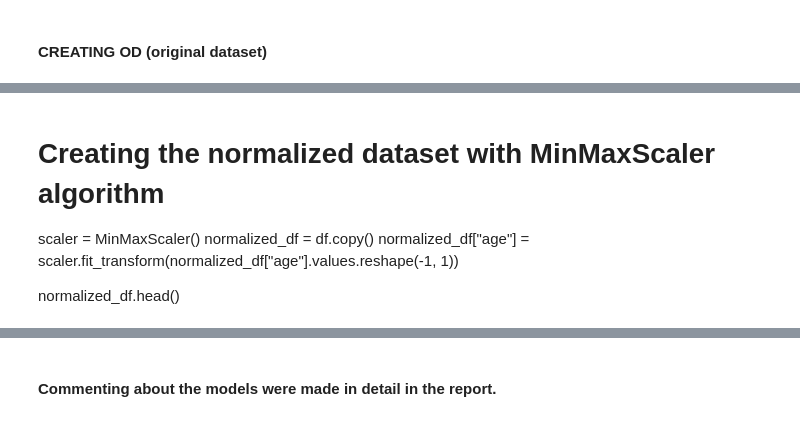
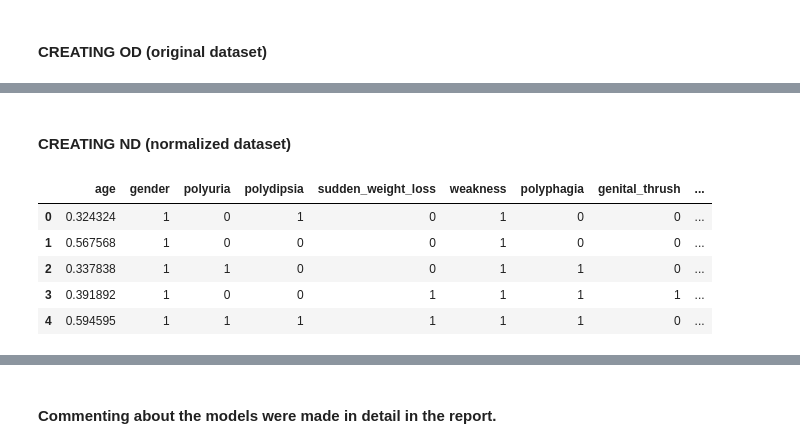
Before and after one commit to ugurcanerdogan/Clustering-and-Classification-with-Python, a Jupyter notebook: code/report.ipynb, the cells around one changed output, grey strips where cells are left out. Drawn from its saved outputs; the diff is of its cells as text; code cells hidden in the pictures.

```diff
--- a/code/report.ipynb
+++ b/code/report.ipynb
@@ -170,10 +176,19 @@ sns.heatmap(corr)
-# %% [markdown]
-# Creating the normalized dataset with MinMaxScaler algorithm
-scaler = MinMaxScaler()
-normalized_df = df.copy()
-normalized_df["age"] = scaler.fit_transform(normalized_df["age"].values.reshape(-1, 1))
-
-normalized_df.head()
+# %% [markdown]
+#### CREATING ND (normalized dataset)
+# %%
+# Creating the normalized dataset with MinMaxScaler algorithm
+scaler = MinMaxScaler()
+normalized_df = df.copy()
+normalized_df["age"] = scaler.fit_transform(normalized_df["age"].values.reshape(-1, 1))
+
+normalized_df.head()
+# %% [output]
+|  | age | gender | polyuria | polydipsia | sudden_weight_loss | weakness | polyphagia | genital_thrush | ... |
+| 0 | 0.324324 | 1 | 0 | 1 | 0 | 1 | 0 | 0 | ... |
+| 1 | 0.567568 | 1 | 0 | 0 | 0 | 1 | 0 | 0 | ... |
+| 2 | 0.337838 | 1 | 1 | 0 | 0 | 1 | 1 | 0 | ... |
+| 3 | 0.391892 | 1 | 0 | 0 | 1 | 1 | 1 | 1 | ... |
+| 4 | 0.594595 | 1 | 1 | 1 | 1 | 1 | 1 | 0 | ... |
 # %%
 normalized_non_diabetes = normalized_df[normalized_df["class"] == 0]
 normalized_diabetes = normalized_df[normalized_df["class"] == 1]
```
Also changed, not shown: parts of 33 cells of this notebook, 1 other file.
